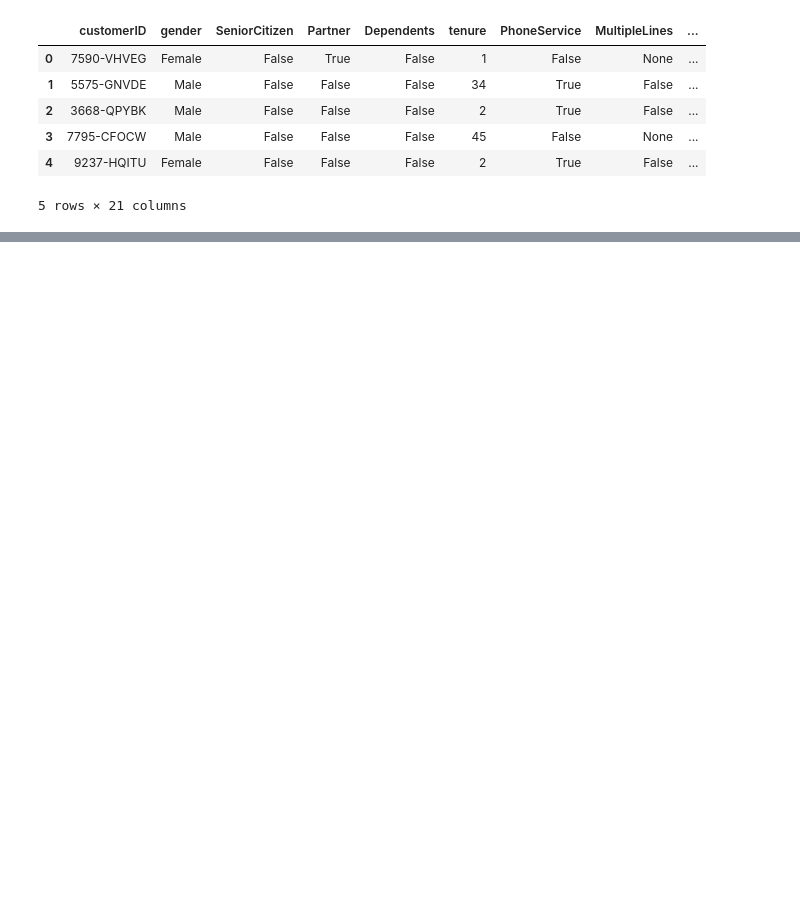
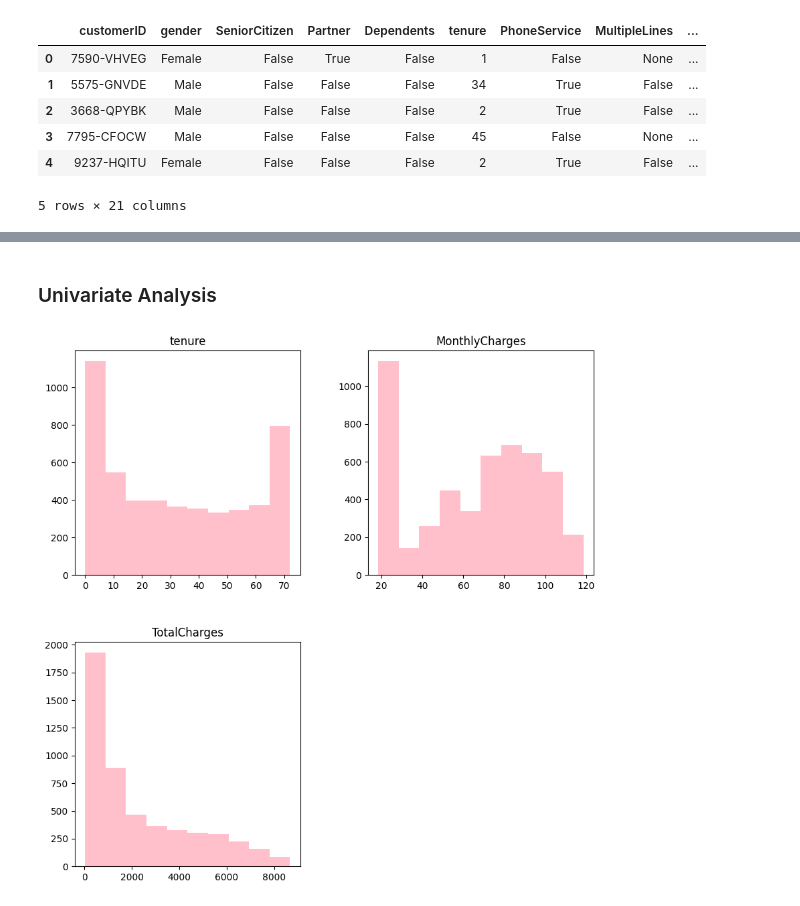
Before and after one commit to Theresah-Essuman/Customer-Churn-Analysis-for-a-Telecommunication-Company, a Jupyter notebook: Notebook/main.ipynb, the cells around one changed output, grey strips where cells are left out. Saved outputs shown, nothing was run; the diff lists cells and outputs as text; code cells hidden in the pictures; blank space fills up the shorter version.

```diff
--- a/Notebook/main.ipynb
+++ b/Notebook/main.ipynb
@@ -91,0 +241,16 @@ data_1.head()
+# %%
+# Imputing with the mode for categorical columns
+categorical_columns = merged_data.select_dtypes(
+    include=['object', 'bool']).columns
+for column in categorical_columns:
+    if merged_data[column].isnull().any():
+        mode_value = merged_data[column].mode()[0]
+        merged_data[column].fillna(mode_value, inplace=True)
+# %%
+#changing dtypes for seniorcitizen and total charges
+merged_data['SeniorCitizen'] = merged_data['SeniorCitizen'].astype(object)
+merged_data['TotalCharges'] = pd.to_numeric(merged_data['TotalCharges'], errors='coerce')
+# %%
+# Filling missing values with the mean value of the column
+mean_total_charges = merged_data['TotalCharges'].mean()
+merged_data['TotalCharges'].fillna(mean_total_charges, inplace=True)
@@ -91,0 +339,7 @@ data_1.head()
+# %%
+# Unifying the values
+bool_columns = ['Partner', 'Dependents', 'PhoneService', 'Churn', 'MultipleLines',
+                      'OnlineSecurity', 'OnlineBackup', 'DeviceProtection', 'TechSupport',
+                      'StreamingTV', 'StreamingMovies', 'PaperlessBilling']
+for col in bool_columns:
+    merged_data[col] = merged_data[col].map({True:'Yes', False: 'No'}).fillna('No')
@@ -91,0 +373,7 @@ data_1.head()
+# %% [markdown]
+### Univariate Analysis
+# %%
+merged_data.hist(figsize=(10,10),grid=False,color="pink")
+plt.show()
+# %% [output]
+[figure, added]
```
Also changed, not shown: parts of 68 cells of this notebook, 2 other files.
